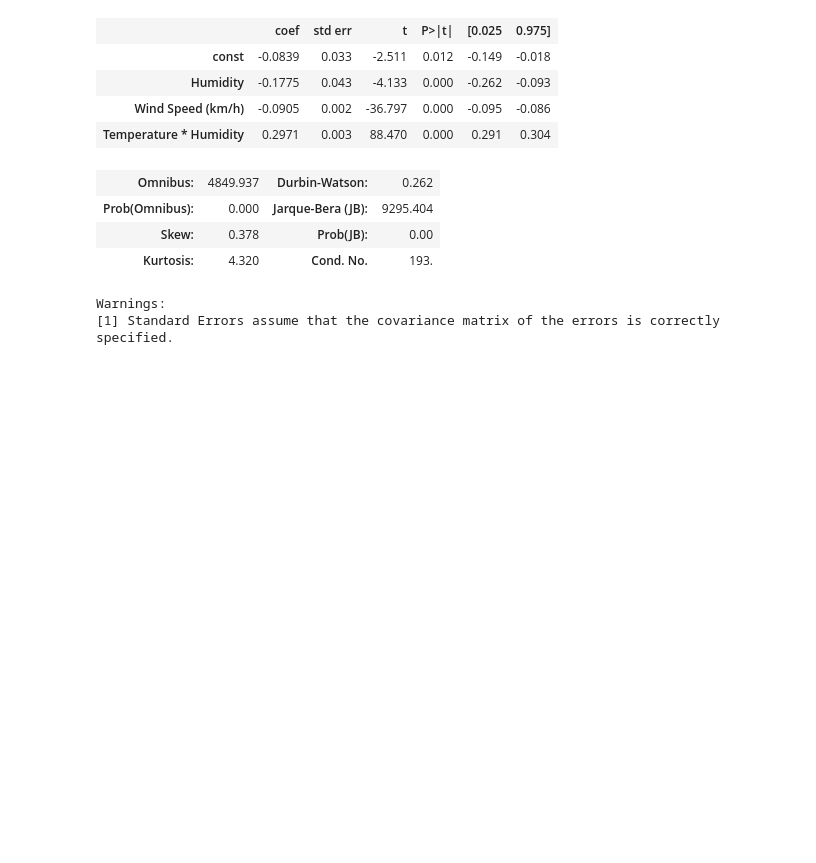
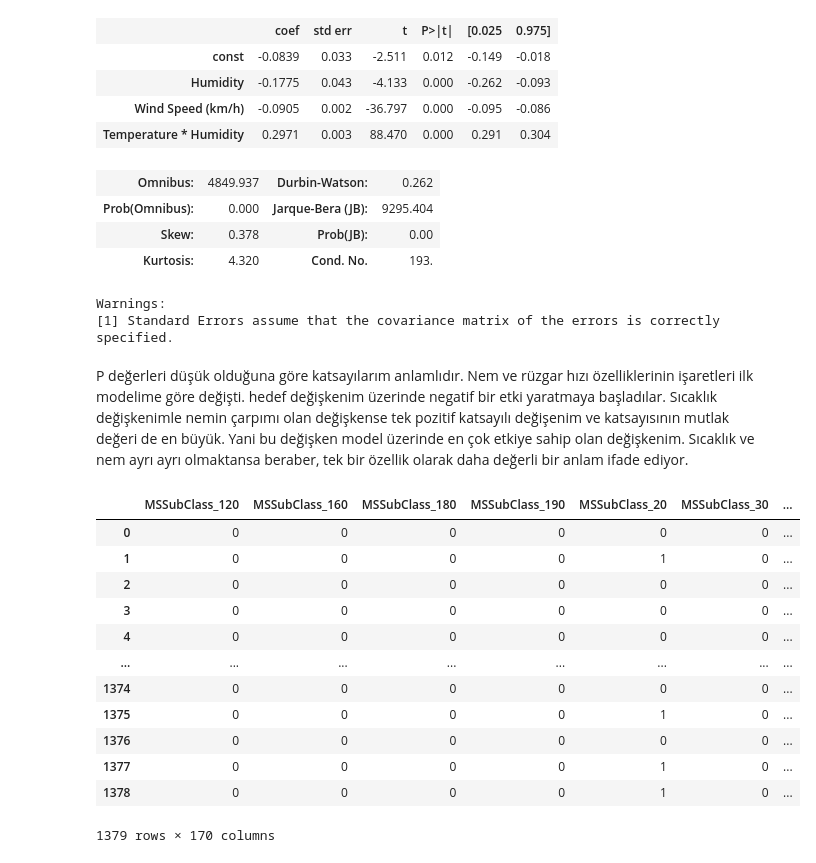
Before and after one commit to ekaynac/datajarlabs, a Jupyter notebook: EnesKaynakci(6-4).ipynb, the cells around one changed output. Saved outputs shown, nothing was run; the diff lists cells and outputs as text; code cells hidden in the pictures; blank space fills up the shorter version.

```diff
--- a/EnesKaynakci(6-4).ipynb
+++ b/EnesKaynakci(6-4).ipynb
@@ -83,3 +83,5 @@ OLS Regression Results
 | Kurtosis: | 4.320 | Cond. No. | 193. |
 Warnings:
 [1] Standard Errors assume that the covariance matrix of the errors is correctly specified.
+# %% [markdown]
+P değerleri düşük olduğuna göre katsayılarım anlamlıdır. Nem ve rüzgar hızı özelliklerinin işaretleri ilk modelime göre değişti. hedef değişkenim üzerinde negatif bir etki yaratmaya başladılar. Sıcaklık değişkenimle nemin çarpımı olan değişkense tek pozitif katsayılı değişenim ve katsayısının mutlak değeri de en büyük. Yani bu değişken model üzerinde en çok etkiye sahip olan değişkenim. Sıcaklık ve nem ayrı ayrı olmaktansa beraber, tek bir özellik olarak daha değerli bir anlam ifade ediyor.
@@ -85,0 +93,17 @@ Warnings:
+# %%
+del house["Unnamed: 0"]
+house
+# %% [output]
+|  | MSSubClass_120 | MSSubClass_160 | MSSubClass_180 | MSSubClass_190 | MSSubClass_20 | MSSubClass_30 | ... |
+| 0 | 0 | 0 | 0 | 0 | 0 | 0 | ... |
+| 1 | 0 | 0 | 0 | 0 | 1 | 0 | ... |
+| 2 | 0 | 0 | 0 | 0 | 0 | 0 | ... |
+| 3 | 0 | 0 | 0 | 0 | 0 | 0 | ... |
+| 4 | 0 | 0 | 0 | 0 | 0 | 0 | ... |
+| ... | ... | ... | ... | ... | ... | ... | ... |
+| 1374 | 0 | 0 | 0 | 0 | 0 | 0 | ... |
+| 1375 | 0 | 0 | 0 | 0 | 1 | 0 | ... |
+| 1376 | 0 | 0 | 0 | 0 | 0 | 0 | ... |
+| 1377 | 0 | 0 | 0 | 0 | 1 | 0 | ... |
+| 1378 | 0 | 0 | 0 | 0 | 1 | 0 | ... |
+1379 rows × 170 columns
```
Also changed, not shown: parts of 8 cells of this notebook.
